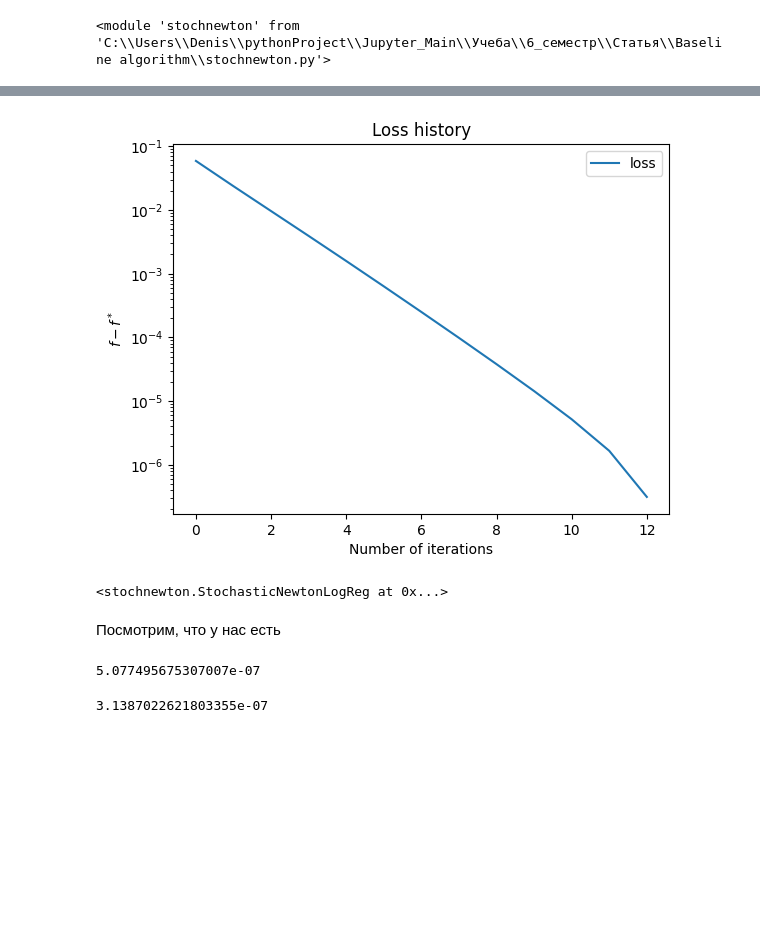
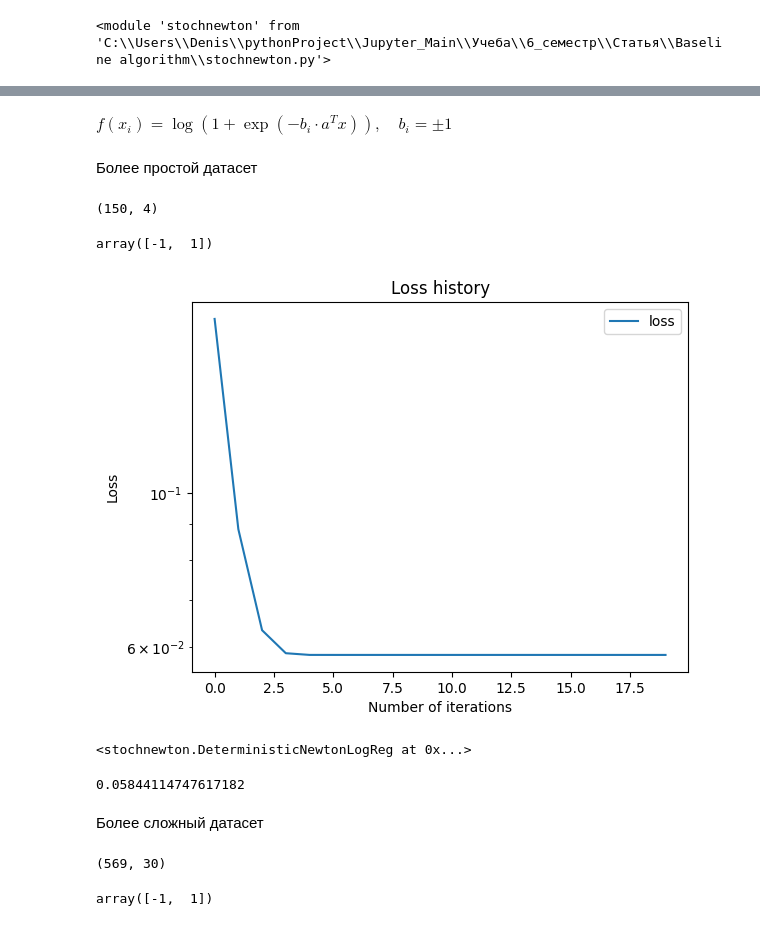
Before and after one commit to intsystems/2023-Project-136, a Jupyter notebook: code/Basic experiment/Basic experiment.ipynb, the cells around one changed output, grey strips where cells are left out. Drawn from its saved outputs; the diff is of its cells as text; code cells hidden in the pictures; blank space fills up the shorter version.

```diff
--- a/code/Basic experiment/Basic experiment.ipynb
+++ b/code/Basic experiment/Basic experiment.ipynb
@@ -19,16 +16,27 @@ imp.reload(stochnewton)
+# %% [markdown]
+$f(x_i) = \log(1 + \exp(-b_i \cdot a^T x)),\quad b_i = \pm 1$
+# %% [markdown]
+Более простой датасет
+# %%
+A, b = load_iris(return_X_y=True)
+b = np.clip(b, 0, 1) * 2 - 1
+# %%
+A.shape
+# %% [output]
+(150, 4)
+# %%
+np.unique(b)
+# %% [output]
+array([-1,  1])
 # %%
-opt = stochnewton.StochasticNewtonLogReg(A, b, deterministic=True, l2=0)
-opt.run(n_iterations=20, plot_yscale='log')
+opt = stochnewton.DeterministicNewtonLogReg(A, b, l2=0.01)
+opt.run(n_iterations=20)
 # %% [output]
-[figure, old version]
+[figure, new version]
-<stochnewton.StochasticNewtonLogReg at 0x...>
+<stochnewton.DeterministicNewtonLogReg at 0x...>
-# %% [markdown]
-Посмотрим, что у нас есть
-# %%
-opt.opt_value
-# %% [output]
-5.077495675307007e-07
 # %%
 opt.calculate_loss()
 # %% [output]
-3.1387022621803355e-07
+0.05844114747617182
+# %% [markdown]
+Более сложный датасет
@@ -34,0 +46,8 @@ opt.calculate_loss()
+# %%
+A.shape
+# %% [output]
+(569, 30)
+# %%
+np.unique(b)
+# %% [output]
+array([-1,  1])
```
Also changed, not shown: parts of 15 cells of this notebook, 1 other file.
